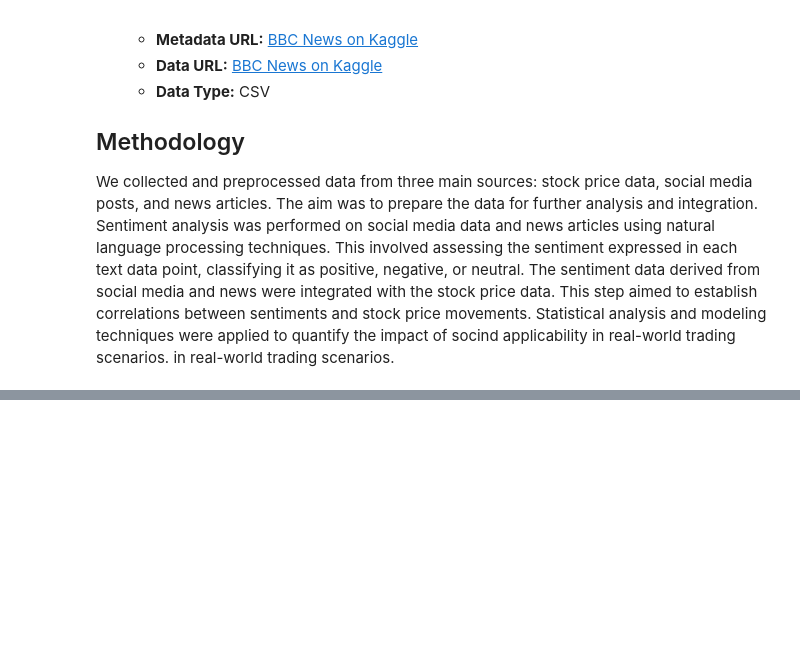
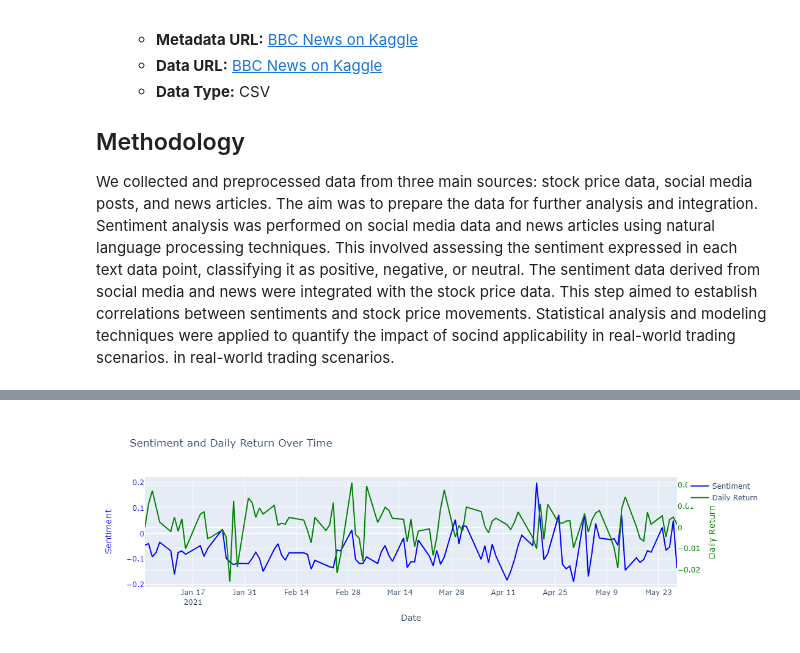
Before and after one commit to mohdahmedasif/made-template, a Jupyter notebook: project/project.ipynb, the cells around one changed output, grey strips where cells are left out. Cells and saved outputs as stored; diff of their text form; code cells hidden in the pictures; blank space fills up the shorter version.

```diff
--- a/project/project.ipynb
+++ b/project/project.ipynb
@@ -45,0 +276,20 @@ UsageError: Line magic function `%` not found.
+# %%
+# Create figure with secondary y-axis
+fig = go.Figure()
+
+# Add sentiment trace
+fig.add_trace(go.Scatter(x=merged_data['date'], y=merged_data['sentiment_compound_aggr'], mode='lines', name='Sentiment', line=dict(color='blue')))
+
+# Add daily return trace on the secondary y-axis
+fig.add_trace(go.Scatter(x=merged_data['date'], y=merged_data['daily_return'], mode='lines', name='Daily Return', line=dict(color='green'), yaxis='y2'))
+
+# Update layout with titles and axis labels
+fig.update_layout(title='Sentiment and Daily Return Over Time',
+                  xaxis=dict(title='Date'),
+                  yaxis=dict(title='Sentiment', side='left', color='blue'),
+                  yaxis2=dict(title='Daily Return', overlaying='y', side='right', color='green'))
+
+# Show the interactive plot
+fig.show()
+# %% [output]
+[figure, added]
```
Also changed, not shown: parts of 18 cells of this notebook.
